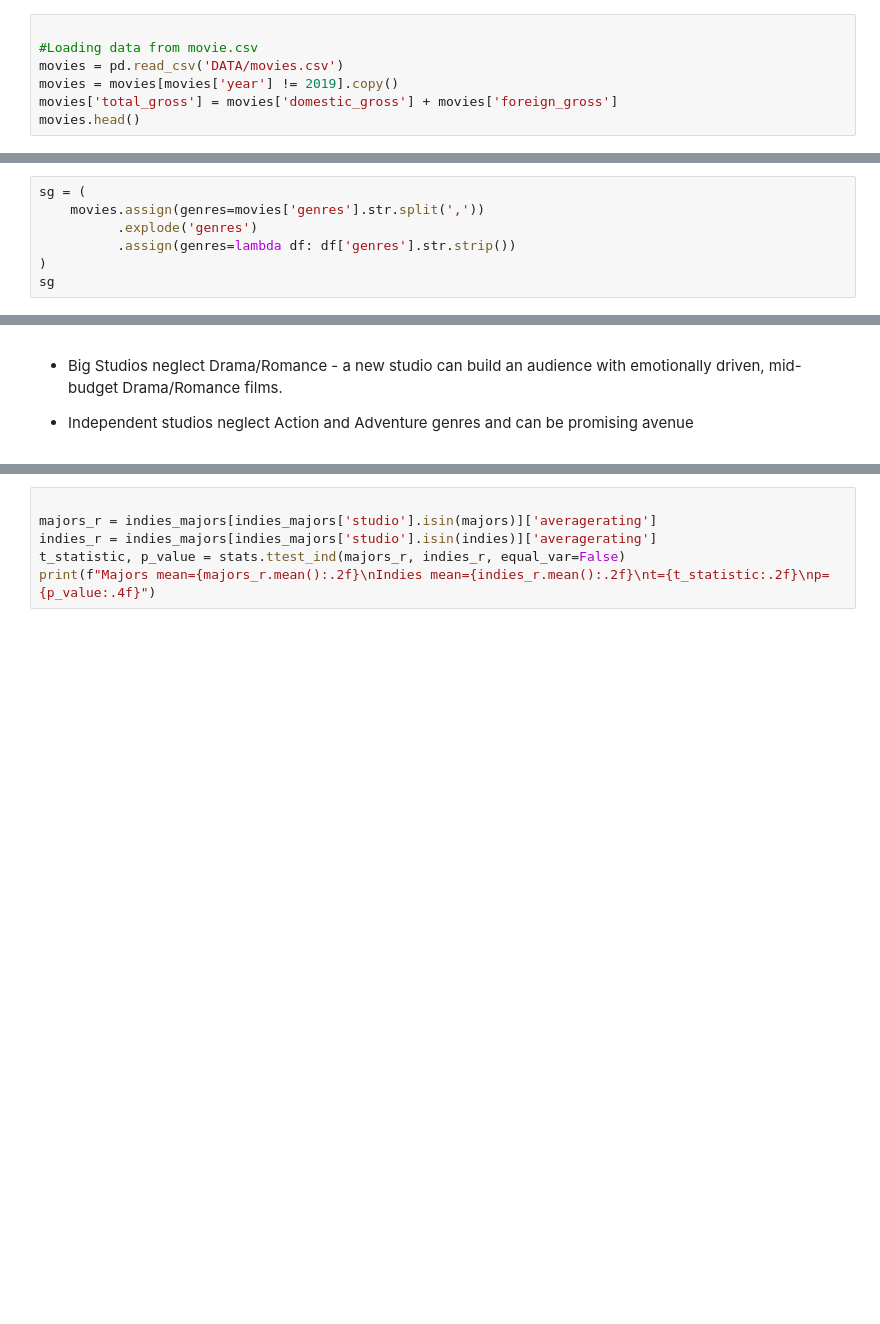
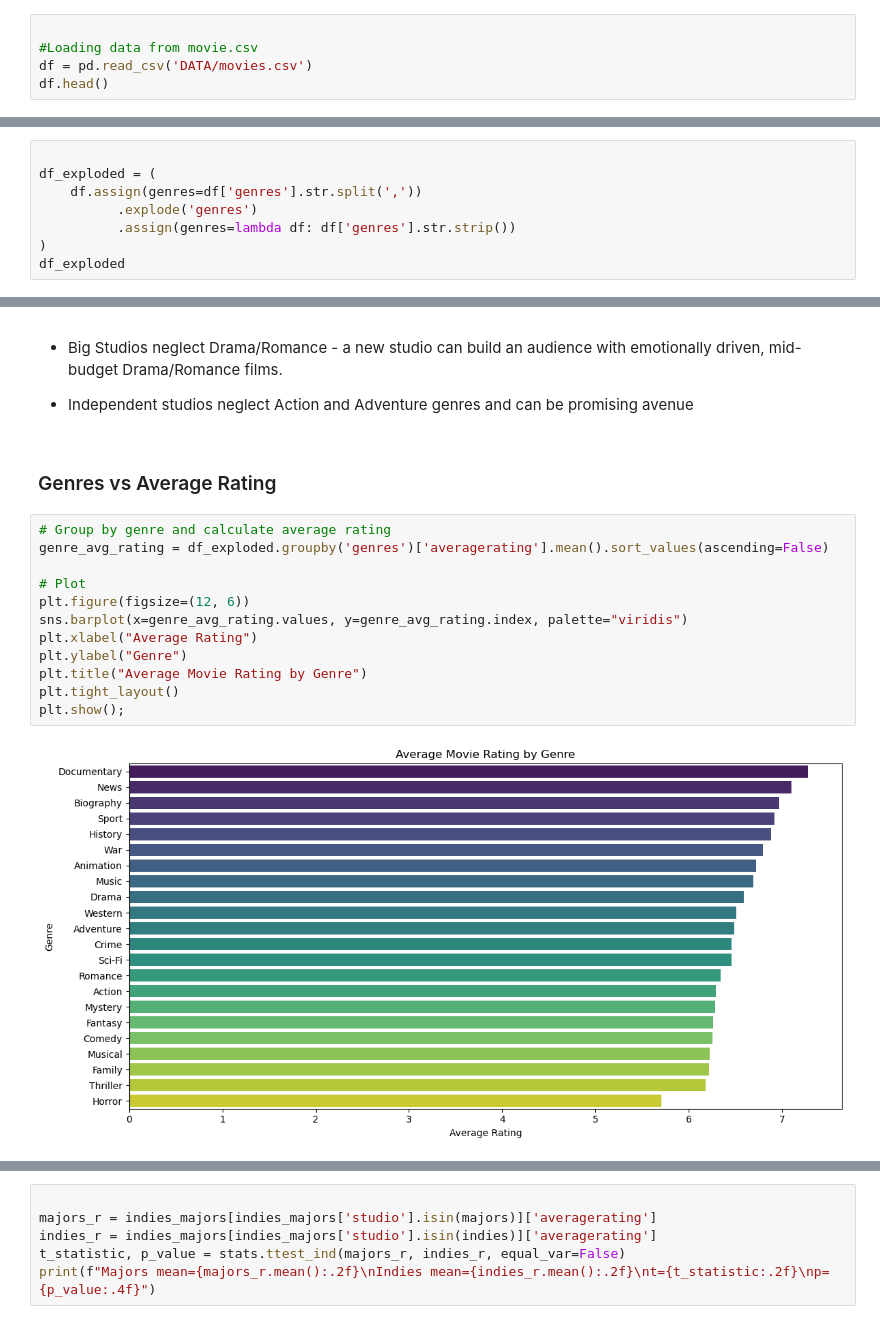
Before and after one commit to DianaMayalo/Phase-2-Project, a Jupyter notebook: studio.ipynb, the cells around one changed output, grey strips where cells are left out. Drawn from its saved outputs; the diff is of its cells as text; blank space fills up the shorter version.

```diff
--- a/EDA.ipynb
+++ b/studio.ipynb
@@ -10,10 +12,8 @@ from statsmodels.formula.api import ols
 # %%
 
 #Loading data from movie.csv
-movies = pd.read_csv('DATA/movies.csv')
-movies = movies[movies['year'] != 2019].copy()
-movies['total_gross'] = movies['domestic_gross'] + movies['foreign_gross']
-movies.head()
+df = pd.read_csv('DATA/movies.csv')
+df.head()
 # %% [output]
 |  | movie | year | genres | runtime_minutes | averagerating | numvotes | studio | domestic_gross | ... |
 | 0 | Wazir | 2016 | Action,Crime,Drama | 103.0 | 7.1 | 15378 | Relbig. | 1100000.0 | ... |
@@ -26,12 +26,13 @@ movies.head()
 # %% [markdown]
 ### Studios vs Genres
 # %%
-sg = (
-    movies.assign(genres=movies['genres'].str.split(','))
+
+df_exploded = (
+    df.assign(genres=df['genres'].str.split(','))
           .explode('genres')
           .assign(genres=lambda df: df['genres'].str.strip())
 )
-sg
+df_exploded
 # %% [output]
 |  | movie | year | genres | runtime_minutes | averagerating | numvotes | studio | domestic_gross | ... |
 | 0 | Wazir | 2016 | Action | 103.0 | 7.1 | 15378 | Relbig. | 1100000.0 | ... |
@@ -170,3 +171,19 @@ dtype: float64
  - Big Studios neglect Drama/Romance - a new studio can build an audience with emotionally driven, mid-budget Drama/Romance films.
 
  - Independent studios neglect Action and Adventure genres and can be promising avenue
+# %% [markdown]
+### Genres vs Average Rating
+# %%
+# Group by genre and calculate average rating
+genre_avg_rating = df_exploded.groupby('genres')['averagerating'].mean().sort_values(ascending=False)
+
+# Plot
+plt.figure(figsize=(12, 6))
+sns.barplot(x=genre_avg_rating.values, y=genre_avg_rating.index, palette="viridis")
+plt.xlabel("Average Rating")
+plt.ylabel("Genre")
+plt.title("Average Movie Rating by Genre")
+plt.tight_layout()
+plt.show();
+# %% [output]
+[figure, added]
```
Also changed, not shown: parts of 14 cells of this notebook, 2 other files.
